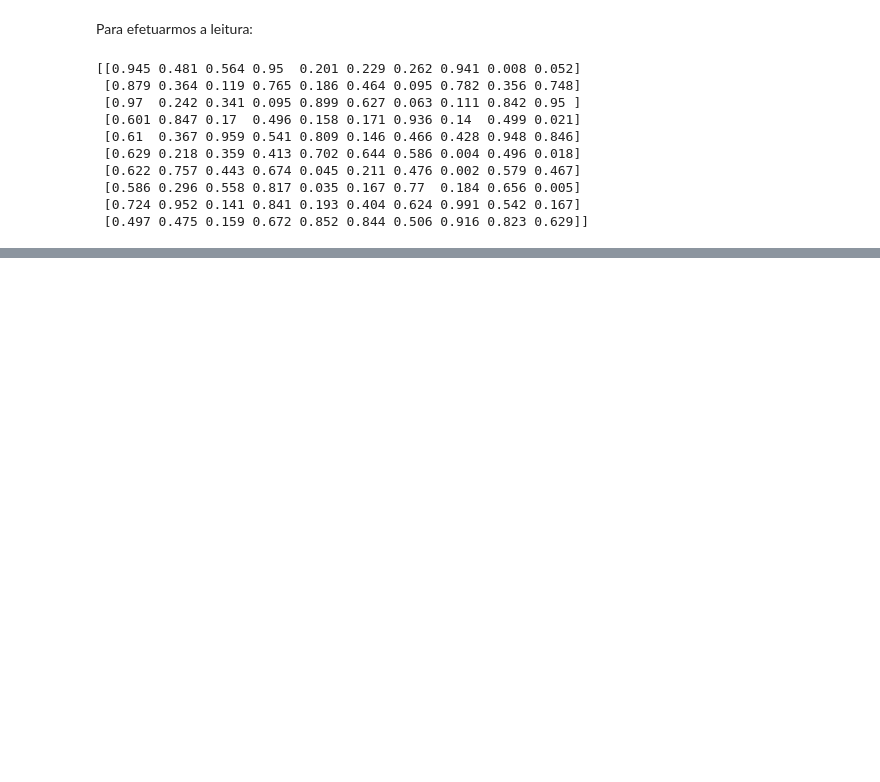
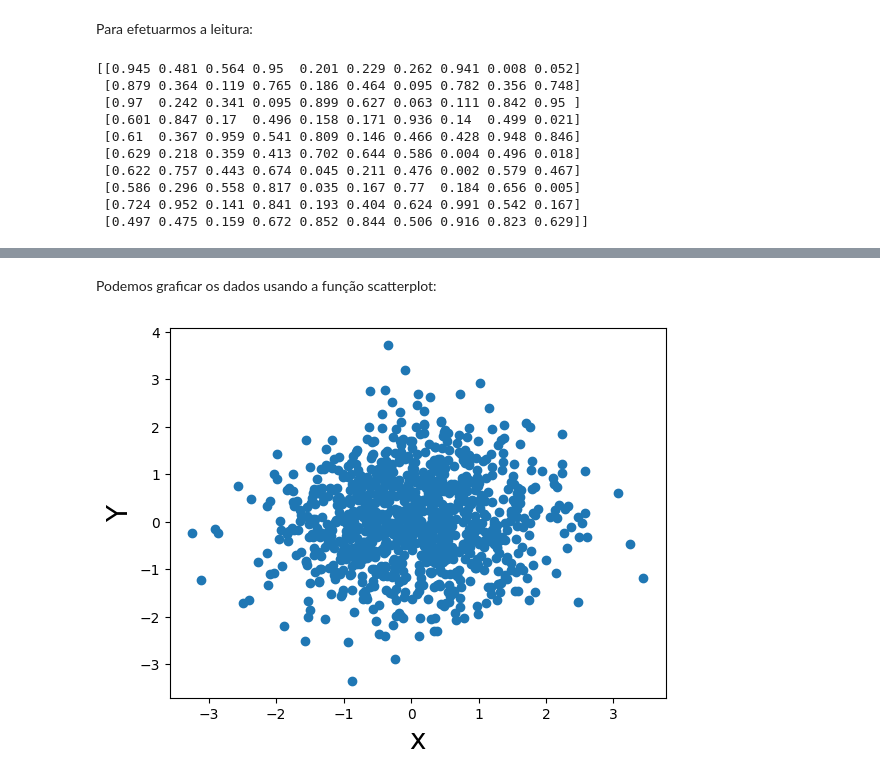
Before and after one commit to joaoholandaa/ciencia-de-dados, a Jupyter notebook: aula0-introducao-python.ipynb, the cells around one changed output, grey strips where cells are left out. Saved outputs shown, nothing was run; the diff lists cells and outputs as text; code cells hidden in the pictures; blank space fills up the shorter version.

```diff
--- a/aula0-introducao-python.ipynb
+++ b/aula0-introducao-python.ipynb
@@ -817,0 +836,12 @@ print(dt)
+# %% [markdown]
+Podemos graficar os dados usando a função scatterplot:
+# %%
+n = 1000
+X = np.random.normal(0,1,n)
+Y = np.random.normal(0,1,n)
+plt.xlabel("x", fontsize=20)
+plt.ylabel("Y", fontsize=20)
+plt.scatter(X,Y)
+plt.show(True)
+# %% [output]
+[figure, added]
```
Also changed, not shown: parts of 19 cells of this notebook.
